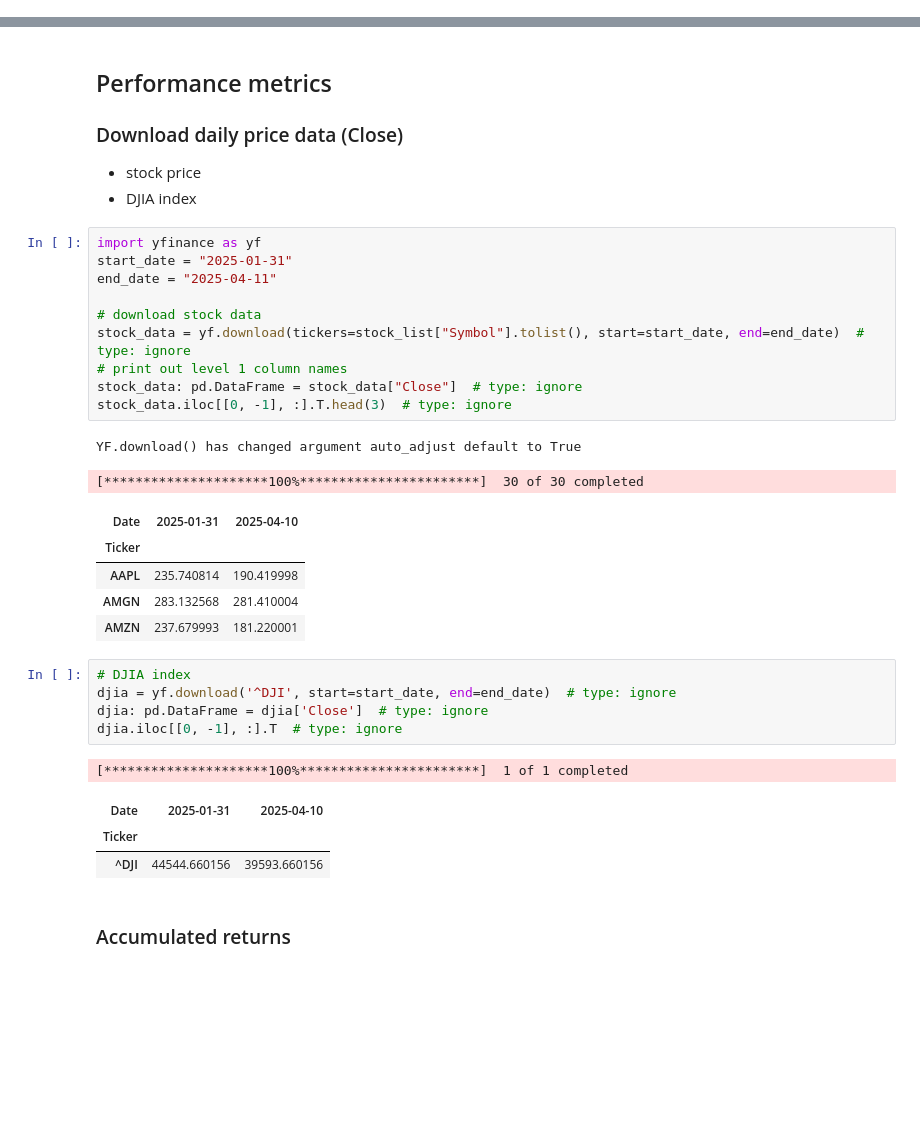
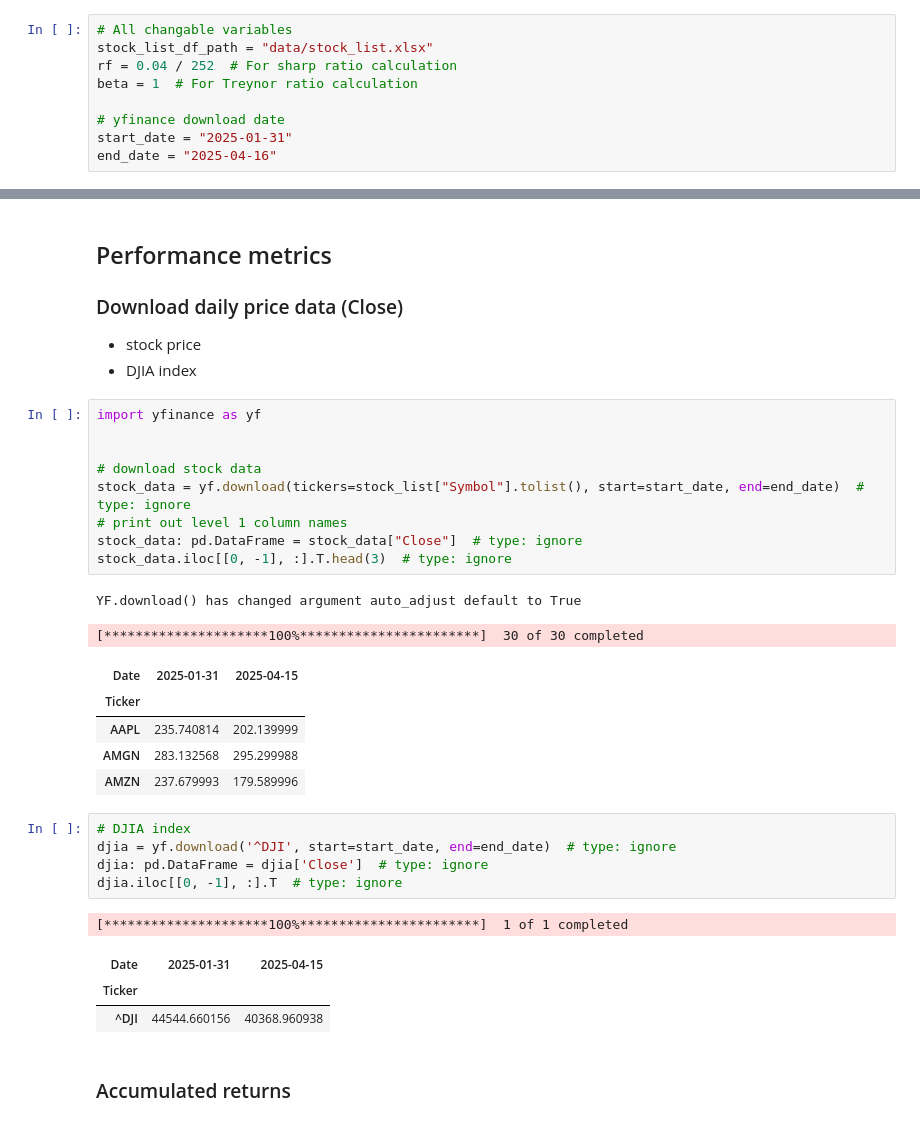
Before and after one commit to bagelquant/fin_model_1, a Jupyter notebook: final report/price_data.ipynb, the cells around one changed output, grey strips where cells are left out. Drawn from its saved outputs; the diff is of its cells as text; blank space fills up the shorter version.

```diff
--- a/final report/price_data.ipynb
+++ b/final report/price_data.ipynb
@@ -2,6 +2,15 @@
 # Performance analysis
 
 ## Stock list
+# %%
+# All changable variables
+stock_list_df_path = "data/stock_list.xlsx"
+rf = 0.04 / 252  # For sharp ratio calculation
+beta = 1  # For Treynor ratio calculation
+
+# yfinance download date
+start_date = "2025-01-31"
+end_date = "2025-04-16"
 # %%
 import pandas as pd
 
@@ -73,22 +82,21 @@ Name: Weight, dtype: float64
 - DJIA index
 # %%
 import yfinance as yf
-start_date = "2025-01-31"
-end_date = "2025-04-11"
+
 
 # download stock data
 stock_data = yf.download(tickers=stock_list["Symbol"].tolist(), start=start_date, end=end_date)  # type: ignore
 # print out level 1 column names
 stock_data: pd.DataFrame = stock_data["Close"]  # type: ignore
 stock_data.iloc[[0, -1], :].T.head(3)  # type: ignore
 # %% [output]
 YF.download() has changed argument auto_adjust default to True
 [*********************100%***********************]  30 of 30 completed
-| Date | 2025-01-31 | 2025-04-10 |
+| Date | 2025-01-31 | 2025-04-15 |
 | Ticker |  |  |
-| AAPL | 235.740814 | 190.419998 |
-| AMGN | 283.132568 | 281.410004 |
-| AMZN | 237.679993 | 181.220001 |
+| AAPL | 235.740814 | 202.139999 |
+| AMGN | 283.132568 | 295.299988 |
+| AMZN | 237.679993 | 179.589996 |
 # %%
 # DJIA index
 djia = yf.download('^DJI', start=start_date, end=end_date)  # type: ignore
@@ -96,9 +104,9 @@ djia: pd.DataFrame = djia['Close']  # type: ignore
 djia.iloc[[0, -1], :].T  # type: ignore
 # %% [output]
 [*********************100%***********************]  1 of 1 completed
-| Date | 2025-01-31 | 2025-04-10 |
+| Date | 2025-01-31 | 2025-04-15 |
 | Ticker |  |  |
-| ^DJI | 44544.660156 | 39593.660156 |
+| ^DJI | 44544.660156 | 40368.960938 |
 # %% [markdown]
 ### Accumulated returns
 # %%
```
Also changed, not shown: parts of 10 cells of this notebook.
